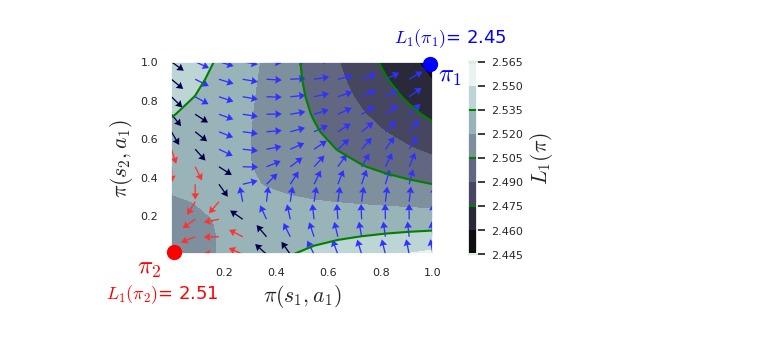
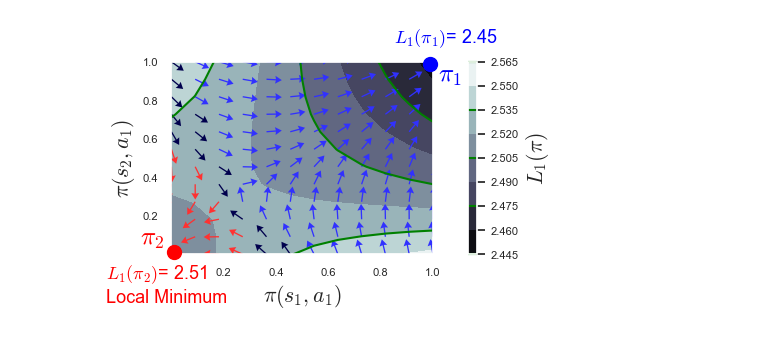
Before and after one commit to matsuolab/RCMDP-Epigraph, a Jupyter notebook: grad-conflict.ipynb, the cells around one changed output. Drawn from its saved outputs; the diff is of its cells as text; code cells hidden in the pictures.

```diff
--- a/grad-conflict.ipynb
+++ b/grad-conflict.ipynb
@@ -237,33 +239,34 @@ X, Y, Z, U, V = compute_L_for_plot_area(0., 1, 0., 1)
 CS1 = ax.contourf(X, Y, Z, cmap=plt.cm.bone)
 CS2 = ax.contour(CS1, levels=CS1.levels[::2], colors='green')
 
 cbar = fig.colorbar(CS1, pad=0.1)
 cbar.ax.set_ylabel(r"$L_1(\pi)$")
 cbar.add_lines(CS2)
 cbar.ax.tick_params(labelsize=8)
 
 X, Y, U, V = X.reshape(-1), Y.reshape(-1), U.reshape(-1), V.reshape(-1)
 qcolors = np.where((U > -0.01) * (V > -0.01), 0.3, 0)
 qcolors = np.where((U <= 0.01) * (V <= 0.01), 0.7, qcolors)
 ax.quiver(X, Y, U, V, color=colormap(qcolors), units='xy', scale=0.3, headwidth=6)
 ax.tick_params(axis='both', which='major', labelsize=8)
 xlabels = [item.get_text() for item in ax.get_xticklabels()]
 xlabels[0] = ""
 ylabels = [item.get_text() for item in ax.get_yticklabels()]
 ylabels[0] = ""
 ax.set_xticklabels(xlabels)
 ax.set_yticklabels(ylabels)
 
 plt.scatter(0.01, 0.01, s=100, color="red", clip_on=False, zorder=10)
-plt.text(-0.13, -0.1, r"$\pi_2$", fontsize=18, color="red")
-plt.text(-0.25, -0.23, r"$L_1(\pi_2)$=" f"{Z[0][0]: .2f}", fontsize=13, color="red")
+plt.text(-0.12, 0.05, r"$\pi_2$", fontsize=18, color="red")
+plt.text(-0.25, -0.13, r"$L_1(\pi_2)$=" f"{Z[0][0]: .2f}", fontsize=13, color="red")
+plt.text(-0.25, -0.25, "Local Minimum", fontsize=13, color="red")
 
 plt.scatter(0.99, 0.99, s=100, color="blue", clip_on=False, zorder=10)
 plt.text(0.85, 1.1, r"$L_1(\pi_1)$=" f"{Z[-1][-1]: .2f}", fontsize=13, color="blue")
 plt.text(1.02, 0.9, r"$\pi_1$", fontsize=18, color="blue")
 # plt.title(r"Policy Gradient near $\pi_2$", y=1.04)
 
 plt.savefig(f"results/conflict.pdf", bbox_inches="tight")
 plt.savefig(f"results/conflict.png", bbox_inches="tight")
 # %% [output]
-[figure, old version]
+[figure, new version]
```
Also changed, not shown: parts of 1 cell of this notebook, 8 other files.
